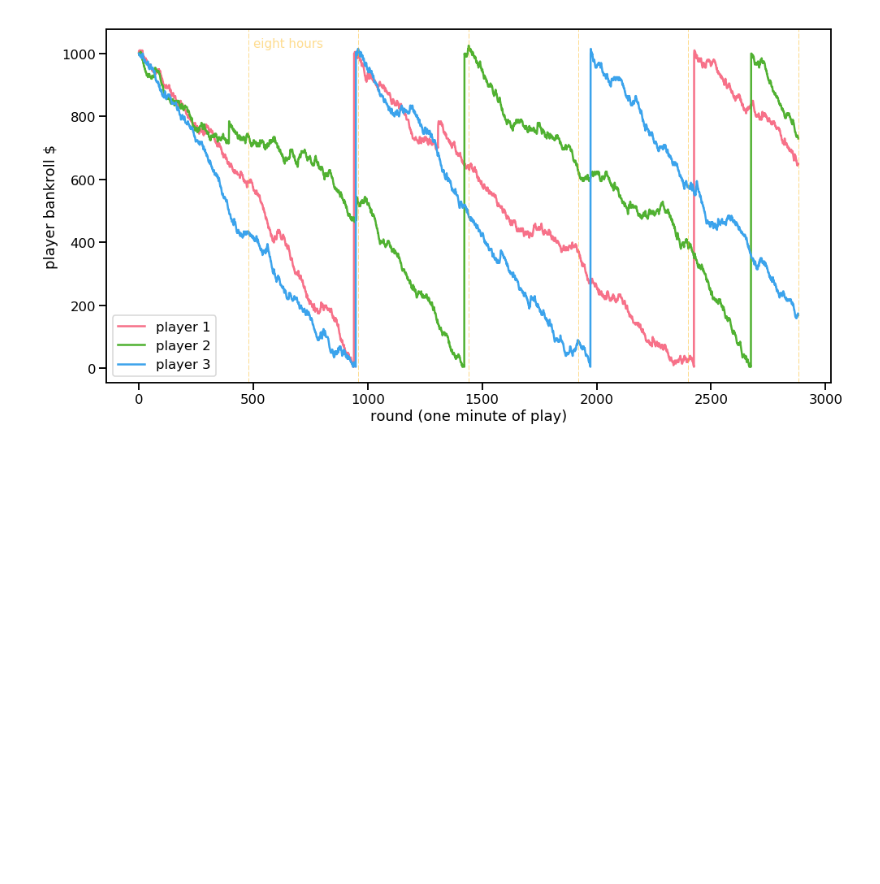
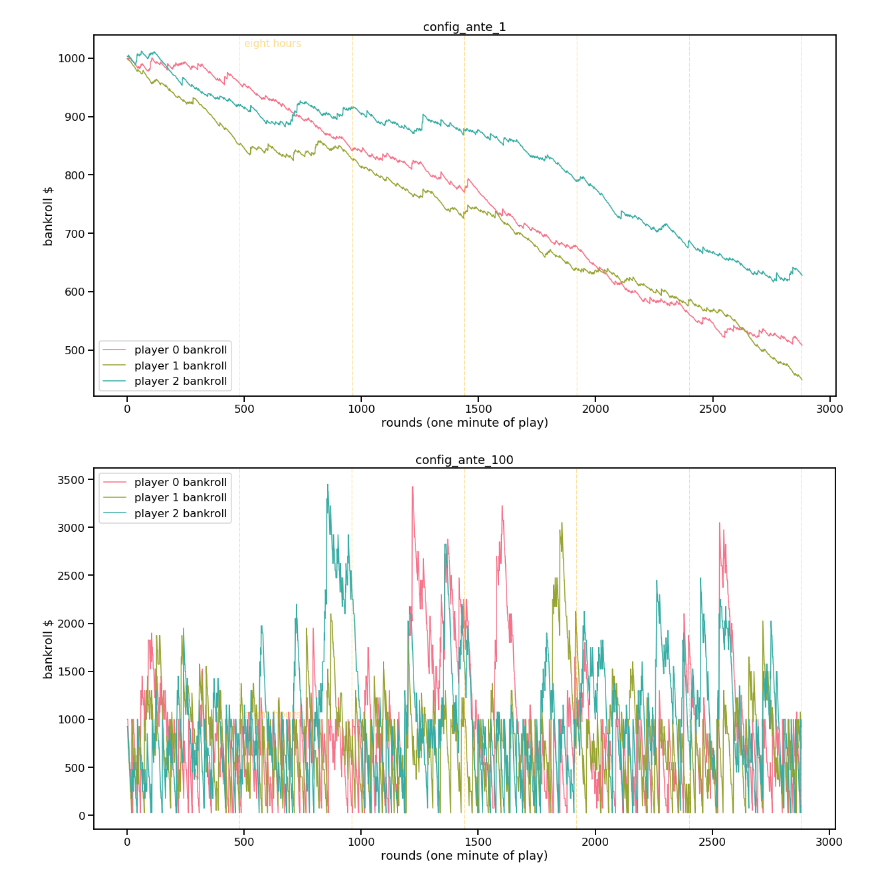
Before and after one commit to oxenfree/Dice-Game-and-Analysis, a Jupyter notebook: data_analysis.ipynb, the cells around one changed output. Cells and saved outputs as stored; diff of their text form; code cells hidden in the pictures; blank space fills up the shorter version.

Commit message:
created payout schedule, created payout service, changed ante from 1, 4, 10, 100 and recorded the data. analyzed in jupyter notebook

```diff
--- a/data_analysis.ipynb
+++ b/data_analysis.ipynb
@@ -6,25 +8,29 @@ import seaborn as sns
 CURRENT_WORKING_DIR = os.getcwd()
 # %%
 data_dir: str = os.path.join(CURRENT_WORKING_DIR, 'data')
-game_data = pd.read_csv(f'{data_dir}/2019_3_12_4_13.csv')
+file_names = data_io.get_file_names(data_dir)
+game_frames = {name[:-4]: pd.read_csv(f'{data_dir}/{name}', dtype=float) for name in file_names}
 # %%
-flatui = ["#9b59b6", "#3498db", "#95a5a6", "#e74c3c", "#34495e", "#2ecc71"]
-sns.set_palette(sns.color_palette('husl', 3))
+sns.set_palette(sns.color_palette('husl', 4))
 sns.set_context('talk')
-game_round = 480
-x = game_data['round']
-y = game_data.drop('round', axis=1)
-fig = plt.figure(figsize=(16, 8))
-ax = fig.add_subplot(111)
-lines = plt.plot(x, y, linewidth=2.5)
-hour_params = {'color': sns.xkcd_rgb['amber'], 'alpha': .45}
-while game_round <= game_data.shape[0]:
-    plt.axvline(x=game_round, dashes=[6, 2], **hour_params, linewidth=1)
-    game_round += 480
-plt.xlabel('round (one minute of play)')
-ax.text(500, 1020, 'eight hours', fontsize=15, **hour_params)
-plt.ylabel('player bankroll $')
-plt.legend(lines, ['player 1', 'player 2', 'player 3'])
-plt.show()
+def plot_gameplay(title: str, game_frame: pd.DataFrame) -> None:
+    game_round = 480
+    x = frame['round']
+    y = frame.drop('round', axis=1)
+    plt.figure(figsize=(20, 10))
+    lines = plt.plot(x, y, linewidth=1.5)
+    hour_params = {'color': sns.xkcd_rgb['amber'], 'alpha': .45}
+    while game_round <= game_frame.shape[0]:
+        plt.axvline(x=game_round, dashes=[6, 2], **hour_params, linewidth=1)
+        game_round += 480
+    plt.xlabel('rounds (one minute of play)')
+    plt.text(500, 1020, 'eight hours', fontsize=15, **hour_params)
+    plt.ylabel('bankroll $')
+    plt.legend(lines, list(y))
+    plt.title(title)
-# %% [output]
-[figure, removed]
+# %%
+for name, frame in game_frames.items():
+    plot_gameplay(name, frame)
+# %% [output]
+[figure, added]
+[figure, added]
```
Also changed, not shown: parts of 2 cells of this notebook, 16 other files.
